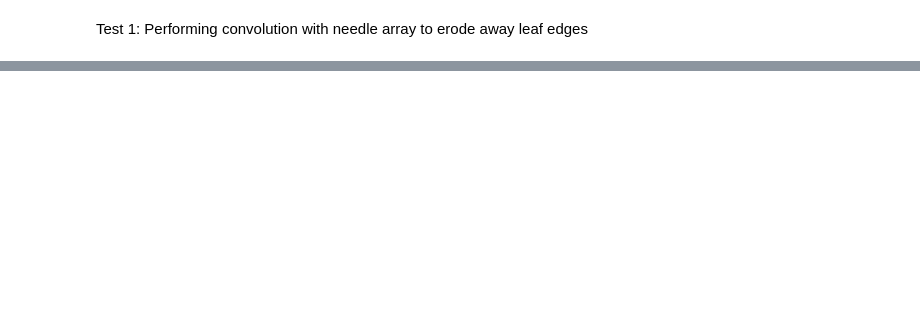
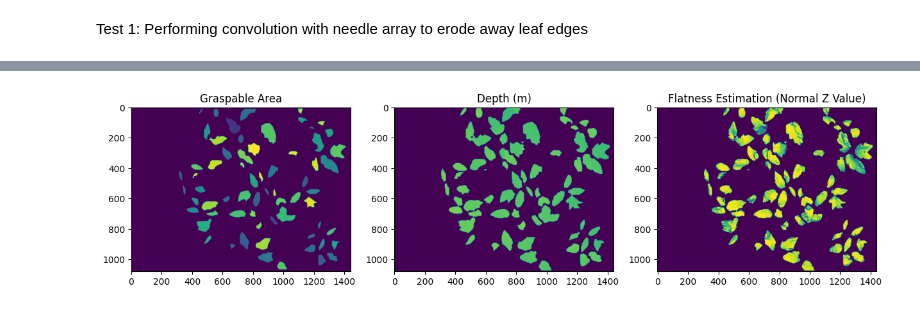
Before and after one commit to dfriishecht/leaf-grasping-point, a Jupyter notebook: PCDandDepth/find_optimal_leaf.ipynb, the cells around one changed output, grey strips where cells are left out. Cells and saved outputs as stored; diff of their text form; code cells hidden in the pictures; blank space fills up the shorter version.

```diff
--- a/PCDandDepth/find_optimal_leaf.ipynb
+++ b/PCDandDepth/find_optimal_leaf.ipynb
@@ -196,0 +213,14 @@ plt.imshow(leafs_orient[:,:,0])
+# %%
+fig, ax = plt.subplot_mosaic([
+            ['mask', 'z', 'flatness']
+        ], figsize=(15,10))
+
+ax['z'].imshow(leafs[:, :, 2])
+ax['z'].set_title("Depth (m)")
+ax['mask'].imshow(leafs[:, :, 3])
+ax['mask'].set_title("Graspable Area")
+ax['flatness'].imshow(leafs[:,:,4])
+ax['flatness'].set_title("Flatness Estimation (Normal Z Value)")
+plt.show()
+# %% [output]
+[figure, added]
```
Also changed, not shown: parts of 11 cells of this notebook, 1 other file.
